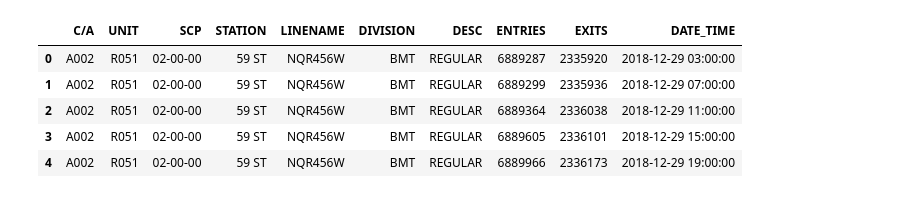
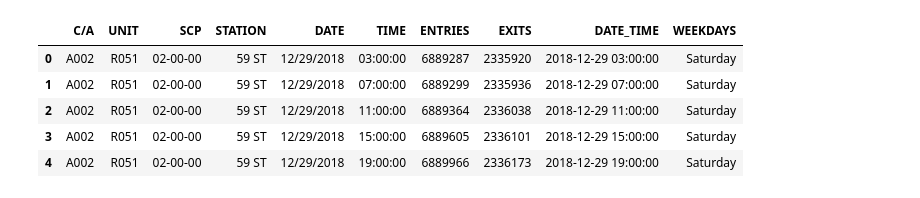
Before and after one commit to yahoyoungho/MTA_EDA_Metis, a Jupyter notebook: metisMTA_test.ipynb, the cells around one changed output. Saved outputs shown, nothing was run; the diff lists cells and outputs as text; code cells hidden in the pictures.

```diff
--- a/metisMTA_test.ipynb
+++ b/metisMTA_test.ipynb
@@ -10,17 +14,18 @@ import datetime
 # %%
-# going to use year 2019 winter time (Dec, Jan, Feb)
+# going to use year 2019 winter time (Jan, Feb)
 
-# urls = ["http://web.mta.info/developers/data/nyct/turnstile/turnstile_190105.txt",
-#        "http://web.mta.info/developers/data/nyct/turnstile/turnstile_190112.txt",
-#        "http://web.mta.info/developers/data/nyct/turnstile/turnstile_190119.txt"]
+urls = ["http://web.mta.info/developers/data/nyct/turnstile/turnstile_190105.txt",
+        "http://web.mta.info/developers/data/nyct/turnstile/turnstile_190112.txt",
+        "http://web.mta.info/developers/data/nyct/turnstile/turnstile_190119.txt",
+        "http://web.mta.info/developers/data/nyct/turnstile/turnstile_190126.txt",
+        "http://web.mta.info/developers/data/nyct/turnstile/turnstile_190202.txt",
+        "http://web.mta.info/developers/data/nyct/turnstile/turnstile_190209.txt",
+        "http://web.mta.info/developers/data/nyct/turnstile/turnstile_190216.txt",
+        "http://web.mta.info/developers/data/nyct/turnstile/turnstile_190223.txt"]
 
-# df = pd.read_csv(urls[0], sep= ",")
-
-# for u in urls[1:]:
-#     _df = pd.read_csv(u, sep = ",")
-# df = pd.concat(df,_df)
-
-url = "http://web.mta.info/developers/data/nyct/turnstile/turnstile_190105.txt" # 2019/Jan/5
-df = pd.read_csv(url, sep = ",")
-df.rename(columns = {df.columns[-1]:"EXITS"},inplace = True)
+#df = pd.read_csv(urls[0], sep= ",")
+dfs = []
+for u in urls:
+    dfs.append(pd.read_csv(u, sep = ","))
+df = pd.concat(dfs)
 # %%
@@ -54,14 +41,15 @@ df_date_time = pd.to_datetime(df["DATE"]+" "+df["TIME"])
 # %%
 # combines columns DATE and TIME into one and assign into column DATE_TIME
 # and drop the original DATE and TIME column
 
 df["DATE_TIME"] = df_date_time
-df.drop(columns = ["DATE","TIME"], inplace = True)
+df.drop(columns = ["LINENAME","DIVISION","DESC"], inplace = True)
+df["WEEKDAYS"] = df["DATE_TIME"].dt.day_name()
 df.head()
 # %% [output]
-|  | C/A | UNIT | SCP | STATION | LINENAME | DIVISION | DESC | ENTRIES | EXITS | DATE_TIME |
-| 0 | A002 | R051 | 02-00-00 | 59 ST | NQR456W | BMT | REGULAR | 6889287 | 2335920 | 2018-12-29 03:00:00 |
-| 1 | A002 | R051 | 02-00-00 | 59 ST | NQR456W | BMT | REGULAR | 6889299 | 2335936 | 2018-12-29 07:00:00 |
-| 2 | A002 | R051 | 02-00-00 | 59 ST | NQR456W | BMT | REGULAR | 6889364 | 2336038 | 2018-12-29 11:00:00 |
-| 3 | A002 | R051 | 02-00-00 | 59 ST | NQR456W | BMT | REGULAR | 6889605 | 2336101 | 2018-12-29 15:00:00 |
-| 4 | A002 | R051 | 02-00-00 | 59 ST | NQR456W | BMT | REGULAR | 6889966 | 2336173 | 2018-12-29 19:00:00 |
+|  | C/A | UNIT | SCP | STATION | DATE | TIME | ENTRIES | EXITS | DATE_TIME | WEEKDAYS |
+| 0 | A002 | R051 | 02-00-00 | 59 ST | 12/29/2018 | 03:00:00 | 6889287 | 2335920 | 2018-12-29 03:00:00 | Saturday |
+| 1 | A002 | R051 | 02-00-00 | 59 ST | 12/29/2018 | 07:00:00 | 6889299 | 2335936 | 2018-12-29 07:00:00 | Saturday |
+| 2 | A002 | R051 | 02-00-00 | 59 ST | 12/29/2018 | 11:00:00 | 6889364 | 2336038 | 2018-12-29 11:00:00 | Saturday |
+| 3 | A002 | R051 | 02-00-00 | 59 ST | 12/29/2018 | 15:00:00 | 6889605 | 2336101 | 2018-12-29 15:00:00 | Saturday |
+| 4 | A002 | R051 | 02-00-00 | 59 ST | 12/29/2018 | 19:00:00 | 6889966 | 2336173 | 2018-12-29 19:00:00 | Saturday |
```
Also changed, not shown: parts of 18 cells of this notebook.
